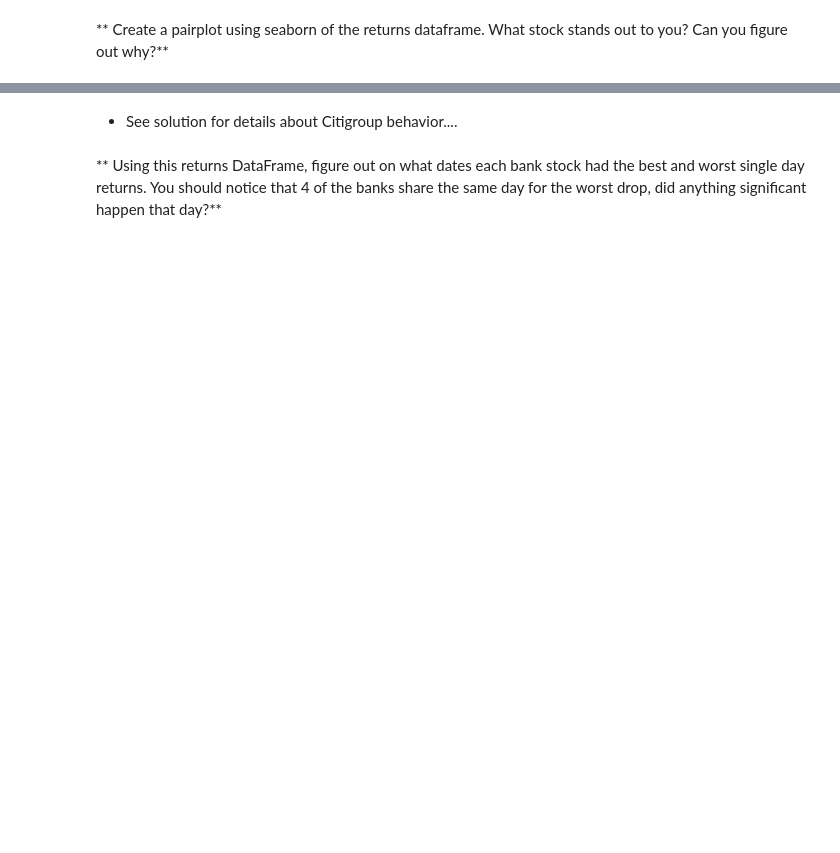
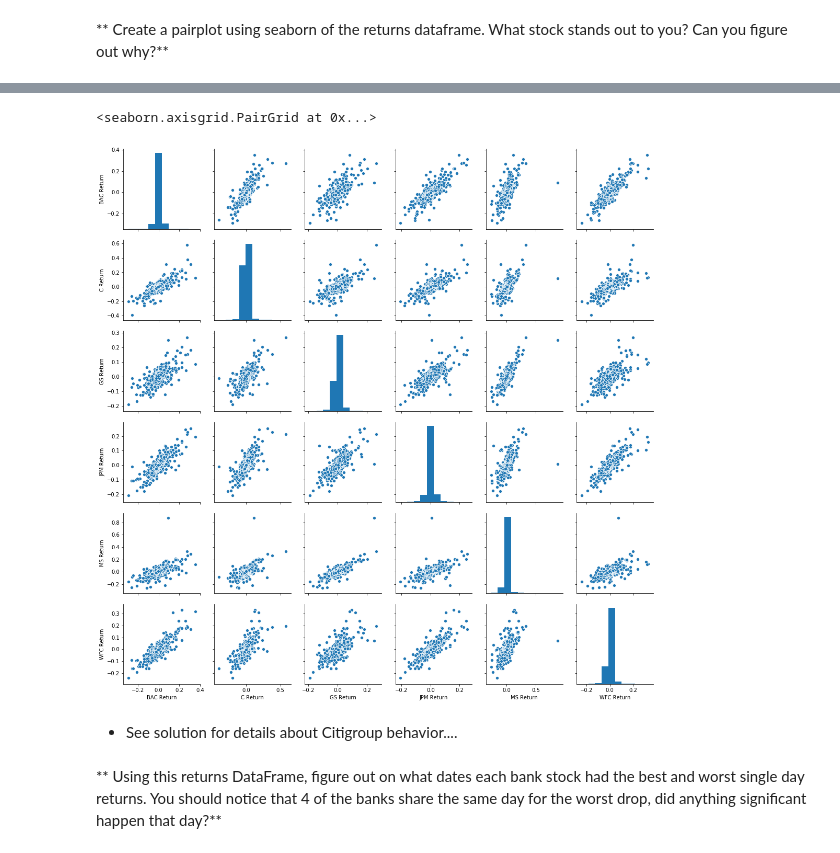
Before and after one commit to MastaMinds/Python_for_Data_Science_and_Machine_Learning, a Jupyter notebook: 10-Data-Capstone-Projects/03-Finance Project.ipynb, the cells around one changed output, grey strips where cells are left out. Drawn from its saved outputs; the diff is of its cells as text; code cells hidden in the pictures; blank space fills up the shorter version.

Commit message:
Data capstone project done

```diff
--- a/10-Data-Capstone-Projects/03-Finance Project.ipynb
+++ b/10-Data-Capstone-Projects/03-Finance Project.ipynb
@@ -56,7 +58,7 @@ We need to get data using pandas datareader. We will get stock information for t
 ### We also provide pickle file in the article lecture right before the video lectures.
 # %%
 start=datetime(2006,1,1)
-end=datetime(2016,1,1)
+end=datetime(2020,9,1)
 # %%
 BAC=data.DataReader('BAC','yahoo',start,end)
 C=data.DataReader('C','yahoo',start,end)
@@ -139,3 +141,8 @@ dtype: float64
 ** Create a new empty DataFrame called returns. This dataframe will contain the returns for each bank's stock. returns are typically defined by:**
 
 $$r_t = \frac{p_t - p_{t-1}}{p_{t-1}} = \frac{p_t}{p_{t-1}} - 1$$
+# %%
+returns=pd.DataFrame()
+returns.head()
+n_bank=len(ticker_index)
+n_bank
@@ -152,0 +153,5 @@ $$r_t = \frac{p_t - p_{t-1}}{p_{t-1}} = \frac{p_t}{p_{t-1}} - 1$$
+# %%
+Return_ticker_index=['BAC Return','C Return','GS Return','JPM Return','MS Return','WFC Return']
+for j in range(n_bank):
+    returns[Return_ticker_index[j]]=bank_stocks[tuples_ind[j]].pct_change()
+returns.head()
@@ -159,3 +168,8 @@ $$r_t = \frac{p_t - p_{t-1}}{p_{t-1}} = \frac{p_t}{p_{t-1}} - 1$$
+# %%
+sns.pairplot(returns[1:])
+# %% [output]
+<seaborn.axisgrid.PairGrid at 0x...>
+[figure, added]
 # %% [markdown]
 * See solution for details about Citigroup behavior....
 # %% [markdown]
```
Also changed, not shown: parts of 35 cells of this notebook, 1 other file.
